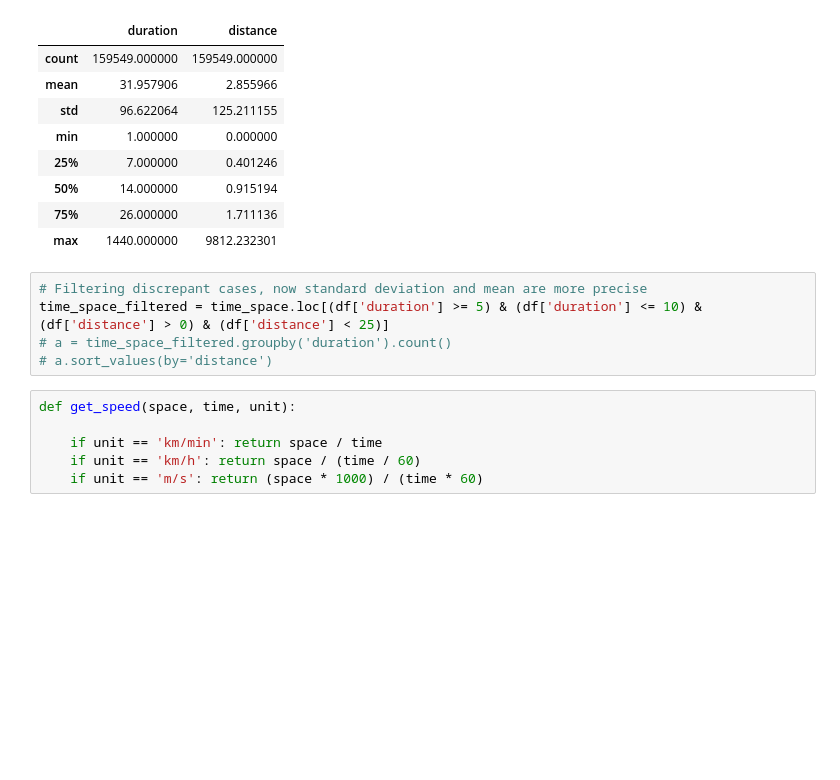
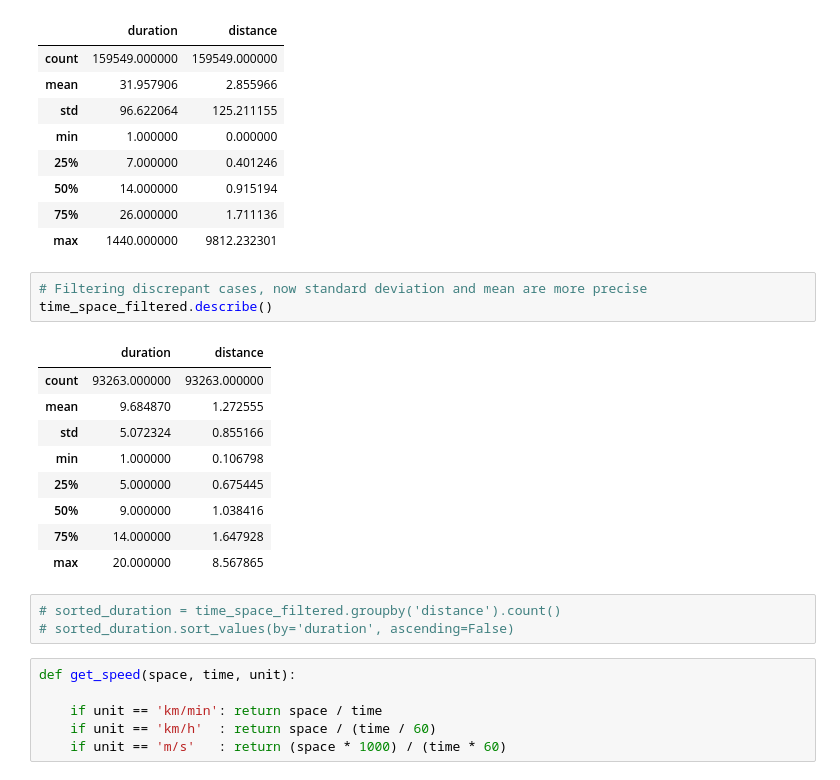
Before and after one commit to jvcanavarro/MetroBike, a Jupyter notebook: main.ipynb, the cells around one changed output. Cells and saved outputs as stored; diff of their text form; blank space fills up the shorter version.

```diff
--- a/main.ipynb
+++ b/main.ipynb
@@ -128,13 +131,24 @@ time_space.describe()
 | max | 1440.000000 | 9812.232301 |
 # %%
 # Filtering discrepant cases, now standard deviation and mean are more precise
-time_space_filtered = time_space.loc[(df['duration'] >= 5) & (df['duration'] <= 10) & (df['distance'] > 0) & (df['distance'] < 25)]
-# a = time_space_filtered.groupby('duration').count()
-# a.sort_values(by='distance')
+time_space_filtered.describe()
+# %% [output]
+|  | duration | distance |
+| count | 93263.000000 | 93263.000000 |
+| mean | 9.684870 | 1.272555 |
+| std | 5.072324 | 0.855166 |
+| min | 1.000000 | 0.106798 |
+| 25% | 5.000000 | 0.675445 |
+| 50% | 9.000000 | 1.038416 |
+| 75% | 14.000000 | 1.647928 |
+| max | 20.000000 | 8.567865 |
+# %%
+# sorted_duration = time_space_filtered.groupby('distance').count()
+# sorted_duration.sort_values(by='duration', ascending=False)
 # %%
 def get_speed(space, time, unit):
 
     if unit == 'km/min': return space / time
-    if unit == 'km/h': return space / (time / 60)
-    if unit == 'm/s': return (space * 1000) / (time * 60)
+    if unit == 'km/h'  : return space / (time / 60)
+    if unit == 'm/s'   : return (space * 1000) / (time * 60)
 # %%
```
Also changed, not shown: parts of 7 cells of this notebook.
